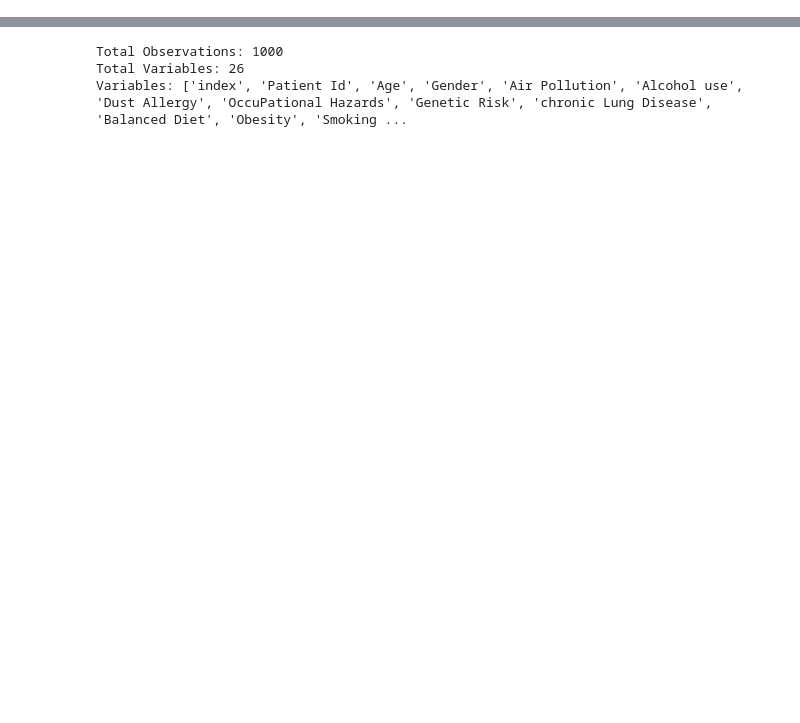
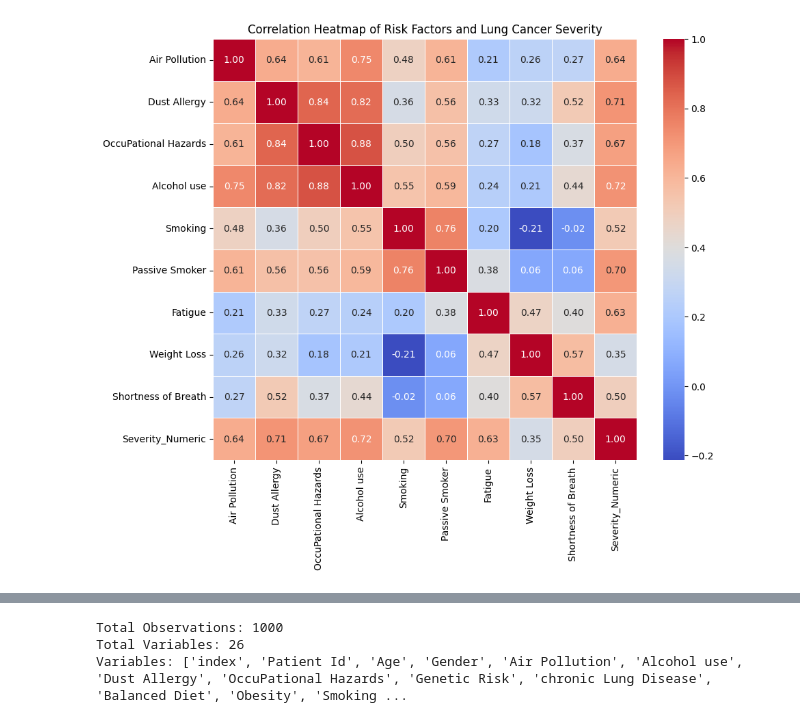
Before and after one commit to PAnhHNguyen/AI4ALL-Cancer-Severity-Prediction, a Jupyter notebook: Lung Cancer Severity Prediction.ipynb, the cells around one changed output, grey strips where cells are left out. Cells and saved outputs as stored; diff of their text form; code cells hidden in the pictures; blank space fills up the shorter version.

```diff
--- a/Lung Cancer Severity Prediction.ipynb
+++ b/Lung Cancer Severity Prediction.ipynb
@@ -18,0 +20,18 @@ df.head()
+# %%
+# Low, Medium, High Severity Levels
+severity_mapping = {'Low': 1, 'Medium': 2, 'High': 3}
+df['Severity_Numeric'] = df['Level'].map(severity_mapping)
+
+# Selecting 10 relevant columns for correlation
+risk_factors = ['Air Pollution', 'Dust Allergy', 'OccuPational Hazards', 'Alcohol use', 'Smoking', 'Passive Smoker', 'Fatigue', 'Weight Loss', 'Shortness of Breath', 'Severity_Numeric']
+
+# Correlation matrix
+correlation_matrix = df[risk_factors].corr()
+
+# Plot heatmap
+plt.figure(figsize=(10, 8))
+sns.heatmap(correlation_matrix, annot=True, cmap='coolwarm', fmt=".2f", linewidths=0.5)
+plt.title('Correlation Heatmap of Risk Factors and Lung Cancer Severity')
+plt.show()
+# %% [output]
+[figure, added]
```
Also changed, not shown: parts of 6 cells of this notebook, 1 other file.
